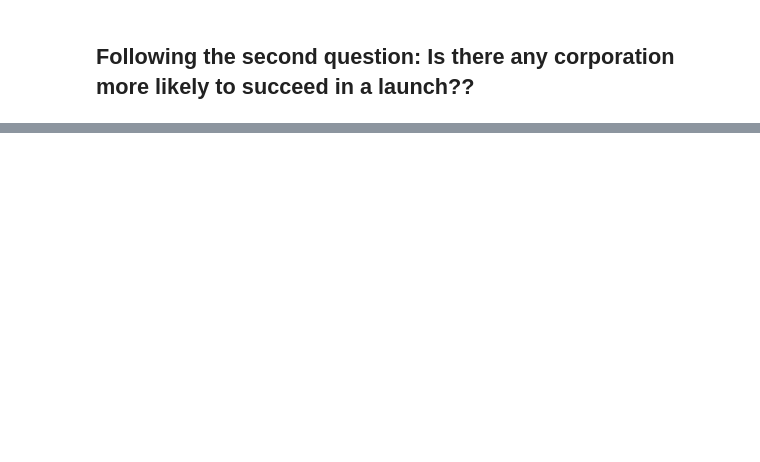
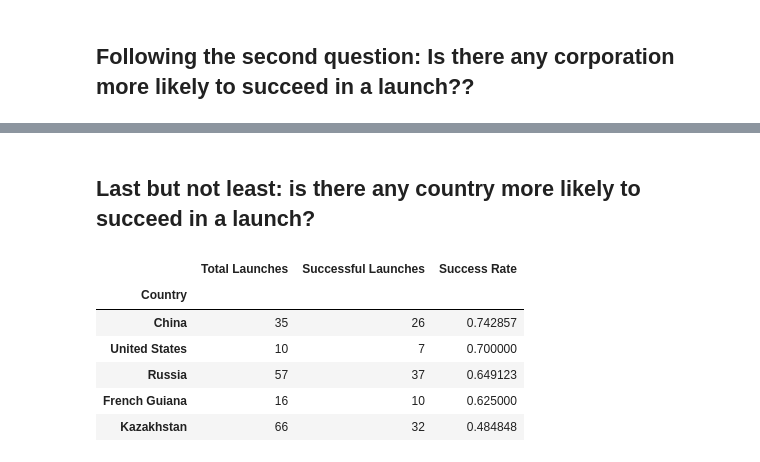
Before and after one commit to bernardodemelo/Rocket-Launch-Analysis, a Jupyter notebook: trabalho.ipynb, the cells around one changed output, grey strips where cells are left out. Drawn from its saved outputs; the diff is of its cells as text; code cells hidden in the pictures; blank space fills up the shorter version.

```diff
--- a/trabalho.ipynb
+++ b/trabalho.ipynb
@@ -166,0 +250,22 @@ plt.show()
+# %% [markdown]
+## Last but not least: is there any country more likely to succeed in a launch?
+# %%
+success_rate = (
+    df_balanced.groupby('Country')['Success_Binary']
+    .agg(['count', 'sum', 'mean'])
+    .rename(columns={'count': 'Total Launches', 'sum': 'Successful Launches', 'mean': 'Success Rate'})
+)
+
+success_rate = success_rate[success_rate['Total Launches'] >= 5]
+
+success_rate = success_rate.sort_values(by=['Success Rate', 'Total Launches'], ascending=[False, False])
+
+success_rate.head()
+# %% [output]
+|  | Total Launches | Successful Launches | Success Rate |
+| Country |  |  |  |
+| China | 35 | 26 | 0.742857 |
+| United States | 10 | 7 | 0.700000 |
+| Russia | 57 | 37 | 0.649123 |
+| French Guiana | 16 | 10 | 0.625000 |
+| Kazakhstan | 66 | 32 | 0.484848 |
```
Also changed, not shown: parts of 17 cells of this notebook, 1 other file.
